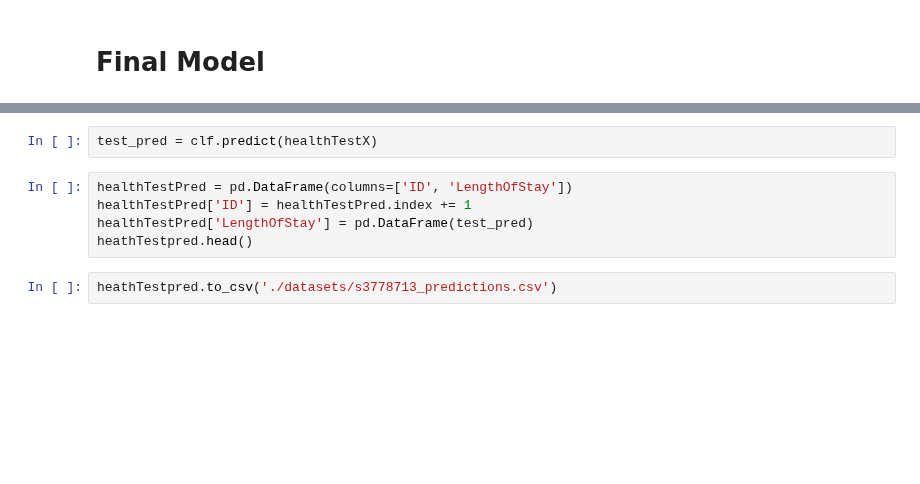
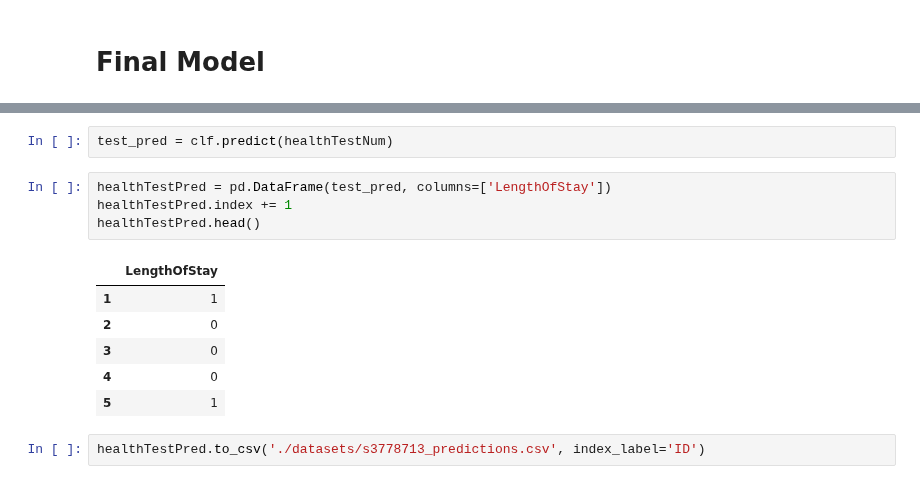
Before and after one commit to aalonto/ML-A1, a Jupyter notebook: s3778713-A1.ipynb, the cells around one changed output, grey strips where cells are left out. Saved outputs shown, nothing was run; the diff lists cells and outputs as text; blank space fills up the shorter version.

Commit message:
PREDICTIONS COMPLETE

```diff
--- a/s3778713-A1.ipynb
+++ b/s3778713-A1.ipynb
@@ -398,10 +481,16 @@ healthTestX = healthTestNum.to_numpy()
 # %%
-test_pred = clf.predict(healthTestX)
+test_pred = clf.predict(healthTestNum)
 # %%
-healthTestPred = pd.DataFrame(columns=['ID', 'LengthOfStay'])
-healthTestPred['ID'] = healthTestPred.index += 1
-healthTestPred['LengthOfStay'] = pd.DataFrame(test_pred)
-heathTestpred.head()
+healthTestPred = pd.DataFrame(test_pred, columns=['LengthOfStay'])
+healthTestPred.index += 1
+healthTestPred.head()
+# %% [output]
+|  | LengthOfStay |
+| 1 | 1 |
+| 2 | 0 |
+| 3 | 0 |
+| 4 | 0 |
+| 5 | 1 |
 # %%
-heathTestpred.to_csv('./datasets/s3778713_predictions.csv')
+healthTestPred.to_csv('./datasets/s3778713_predictions.csv', index_label='ID')
 # %%
```
Also changed, not shown: parts of 16 cells of this notebook.
